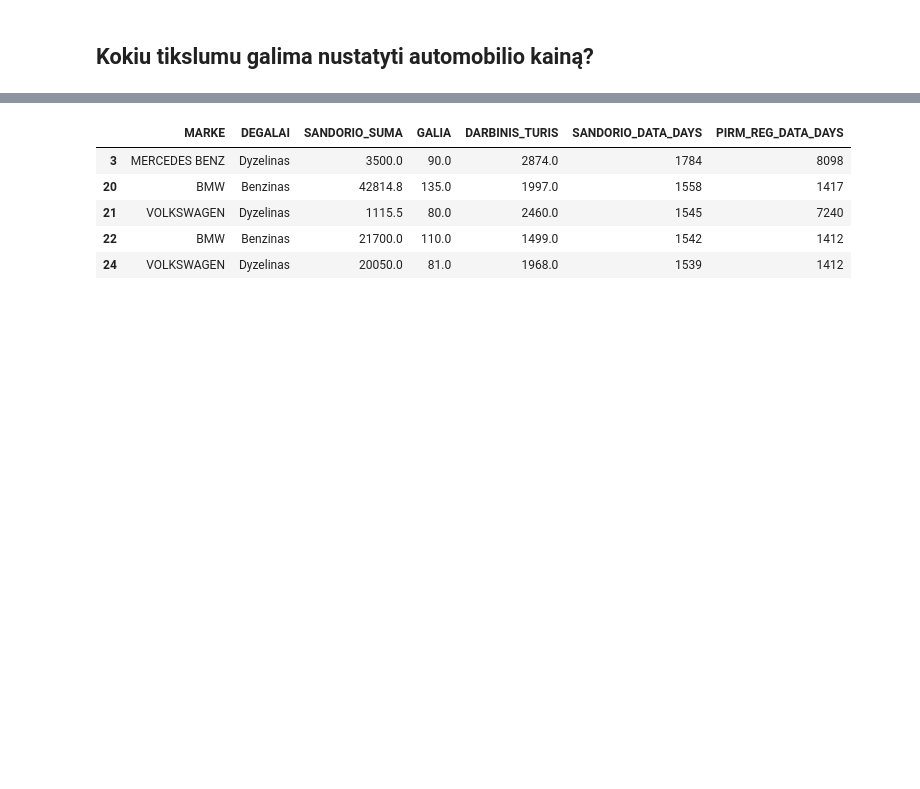
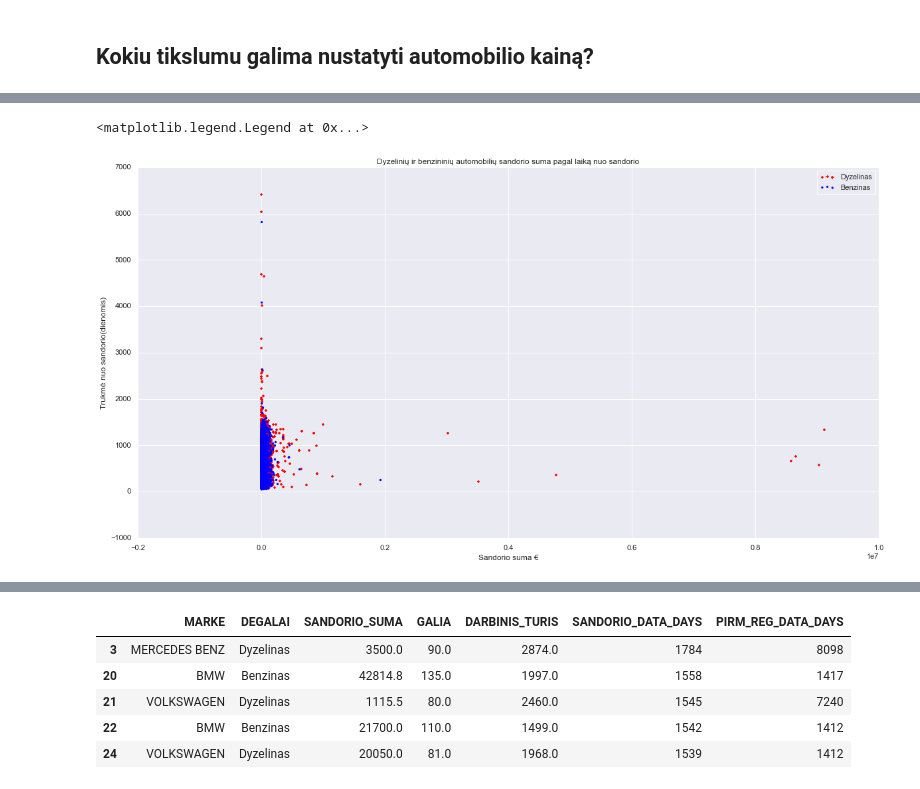
Before and after one commit to AlgirdasKartavicius/MM_2miniProjektas, a Jupyter notebook: 2MiniProjektas.ipynb, the cells around one changed output, grey strips where cells are left out. Saved outputs shown, nothing was run; the diff lists cells and outputs as text; code cells hidden in the pictures; blank space fills up the shorter version.

```diff
--- a/2MiniProjektas.ipynb
+++ b/2MiniProjektas.ipynb
@@ -285,3 +276,19 @@ price_data['PIRM_REG_DATA_DAYS'] = (date.today() - price_data['PIRM_REG_DATA'].d
 price_data = price_data[price_data['PIRM_REG_DATA_DAYS'] > 0]
 price_data = price_data[price_data['SANDORIO_DATA_DAYS'] > 0]
 price_data = price_data.drop(['SANDORIO_DATA', 'PIRM_REG_DATA'], axis='columns')
+# %%
+df0 = price_data[price_data['DEGALAI'] == 'Dyzelinas']
+df1 = price_data[price_data['DEGALAI'] == 'Benzinas']
+# %%
+
+plt.figure(figsize=(20,10))
+plt.xlabel('Sandorio suma €')
+plt.ylabel('Trukmė nuo sandorio(dienomis)')
+
+plt.scatter(df0['SANDORIO_SUMA'], df0['SANDORIO_DATA_DAYS'],color="red",marker='+', label='Dyzelinas')
+plt.scatter(df1['SANDORIO_SUMA'], df1['SANDORIO_DATA_DAYS'],color="blue",marker='.', label='Benzinas')
+plt.title('Dyzelinių ir benzininių automobilių sandorio suma pagal laiką nuo sandorio')
+plt.legend()
+# %% [output]
+<matplotlib.legend.Legend at 0x...>
+[figure, added]
```
Also changed, not shown: parts of 24 cells of this notebook.
